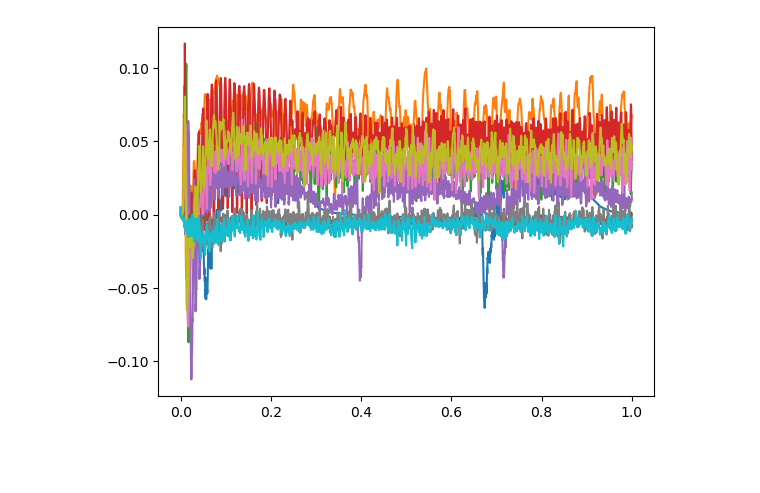
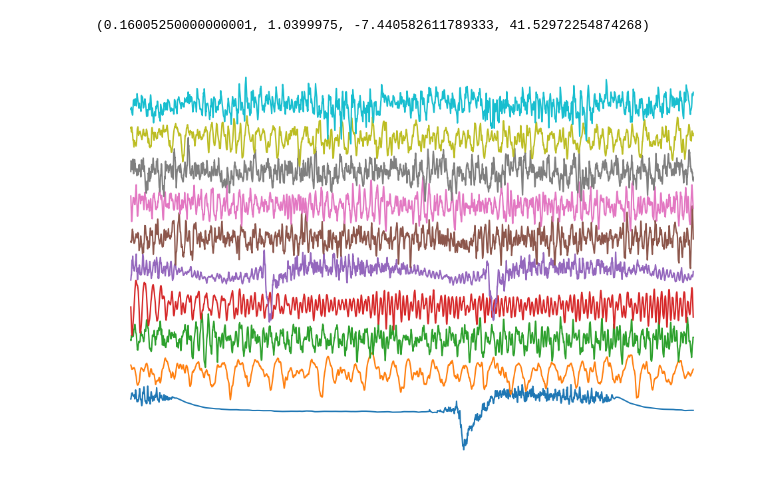
Before and after one commit to ntolley/hnn_latent, a Jupyter notebook: notebooks/excitation_propogation.ipynb, the cells around one changed output. Saved outputs shown, nothing was run; the diff lists cells and outputs as text; code cells hidden in the pictures; blank space fills up the shorter version.

```diff
--- a/notebooks/excitation_propogation.ipynb
+++ b/notebooks/excitation_propogation.ipynb
@@ -56,5 +63,13 @@ Warning: no DISPLAY environment variable.
 # %%
-_ = plt.plot(times, dpl[:10,:].T)
+plt.figure(figsize=(12,8))
+for sim_idx in range(10):
+    sig = dpl[sim_idx, mask] - np.mean(dpl[sim_idx, mask])
+    sig = sig / np.std(sig)
+    _ = plt.plot(times[mask], sig + (4 * sim_idx))
+# plt.xlabel('Time (s)', fontsize=15)
+# plt.ylabel('Dipole', fontsize=15)
+plt.axis('off')
 # %% [output]
+(0.16005250000000001, 1.0399975, -7.440582611789333, 41.52972254874268)
-[figure, old version]
+[figure, new version]
 # %%
```
Also changed, not shown: parts of 10 cells of this notebook.
